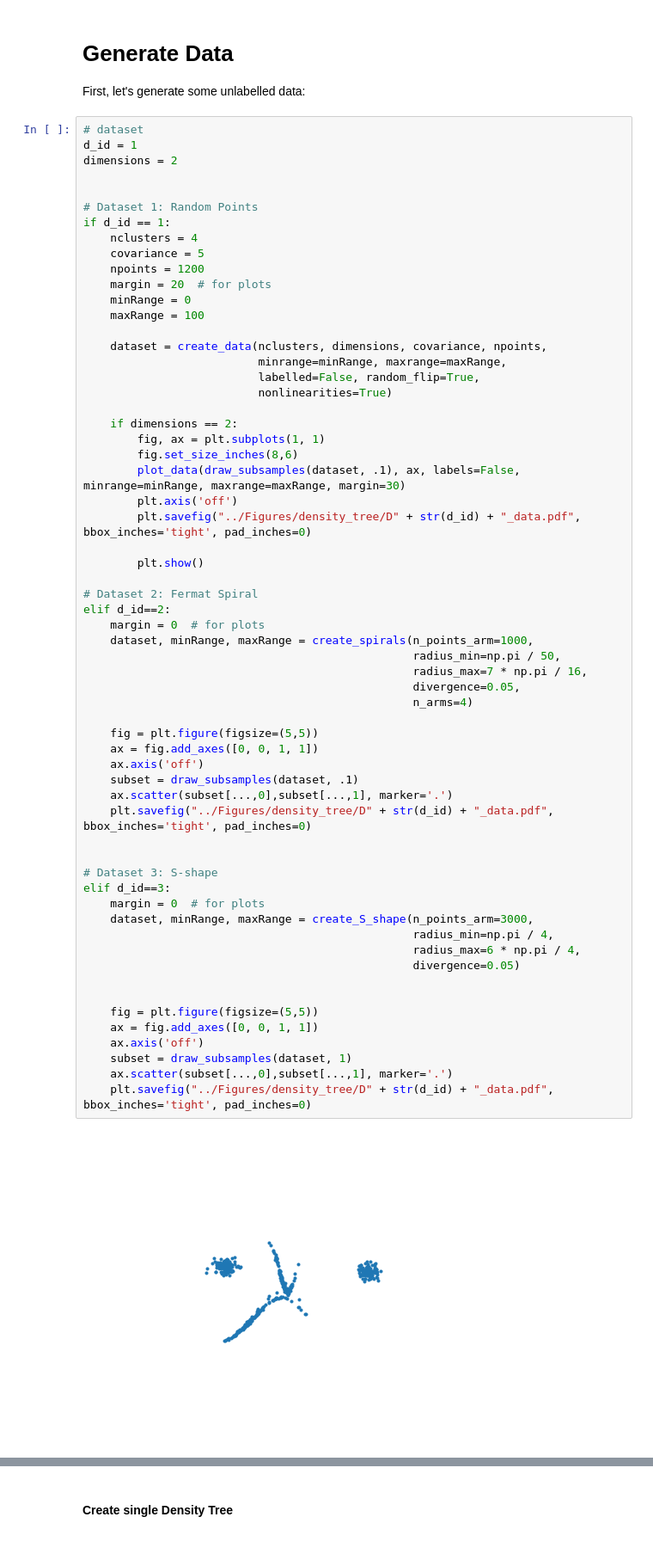
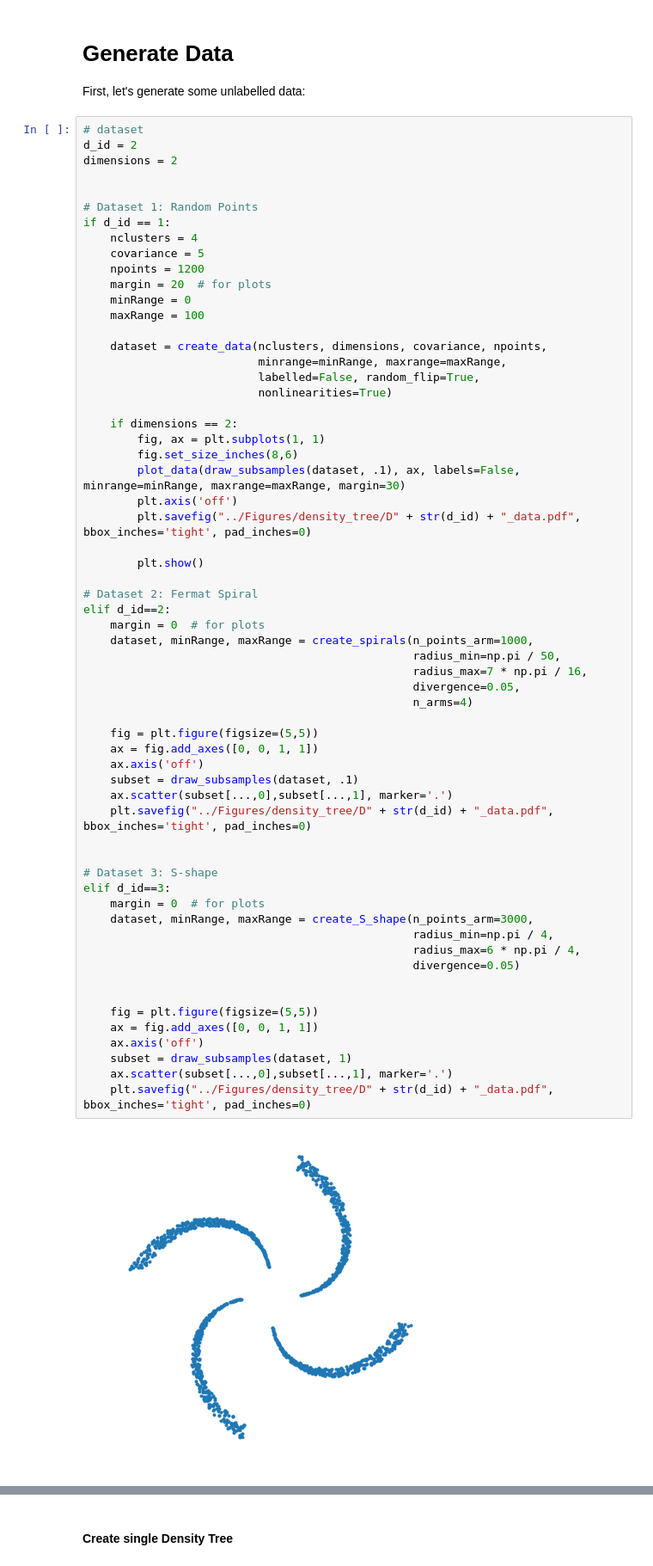
Before and after one commit to CyrilWendl/SIE-Master, a Jupyter notebook: Code/Density Forest.ipynb, the cells around one changed output, grey strips where cells are left out. Shown at 86% size. Saved outputs shown, nothing was run; the diff lists cells and outputs as text.

```diff
--- a/Code/Density Forest.ipynb
+++ b/Code/Density Forest.ipynb
@@ -26,7 +24,7 @@ Using TensorFlow backend.
 First, let's generate some unlabelled data:
 # %%
 # dataset
-d_id = 1
+d_id = 2
 dimensions = 2
 
 
@@ -59,34 +57,34 @@ elif d_id==2:
     dataset, minRange, maxRange = create_spirals(n_points_arm=1000,
                                                  radius_min=np.pi / 50,
                                                  radius_max=7 * np.pi / 16,
                                                  divergence=0.05,
                                                  n_arms=4)
 
     fig = plt.figure(figsize=(5,5))
     ax = fig.add_axes([0, 0, 1, 1])
     ax.axis('off')
     subset = draw_subsamples(dataset, .1)
     ax.scatter(subset[...,0],subset[...,1], marker='.')
     plt.savefig("../Figures/density_tree/D" + str(d_id) + "_data.pdf", bbox_inches='tight', pad_inches=0)
 
 
 # Dataset 3: S-shape
 elif d_id==3:
     margin = 0  # for plots
     dataset, minRange, maxRange = create_S_shape(n_points_arm=3000,
                                                  radius_min=np.pi / 4,
                                                  radius_max=6 * np.pi / 4,
                                                  divergence=0.05)
 
 
     fig = plt.figure(figsize=(5,5))
     ax = fig.add_axes([0, 0, 1, 1])
     ax.axis('off')
     subset = draw_subsamples(dataset, 1)
     ax.scatter(subset[...,0],subset[...,1], marker='.')
     plt.savefig("../Figures/density_tree/D" + str(d_id) + "_data.pdf", bbox_inches='tight', pad_inches=0)
 # %% [output]
-[figure, old version]
+[figure, new version]
 # %%
 from ipywidgets import interact, FloatSlider
 def fig(begin, end):
```
Also changed, not shown: parts of 5 cells of this notebook, 21 other files.
